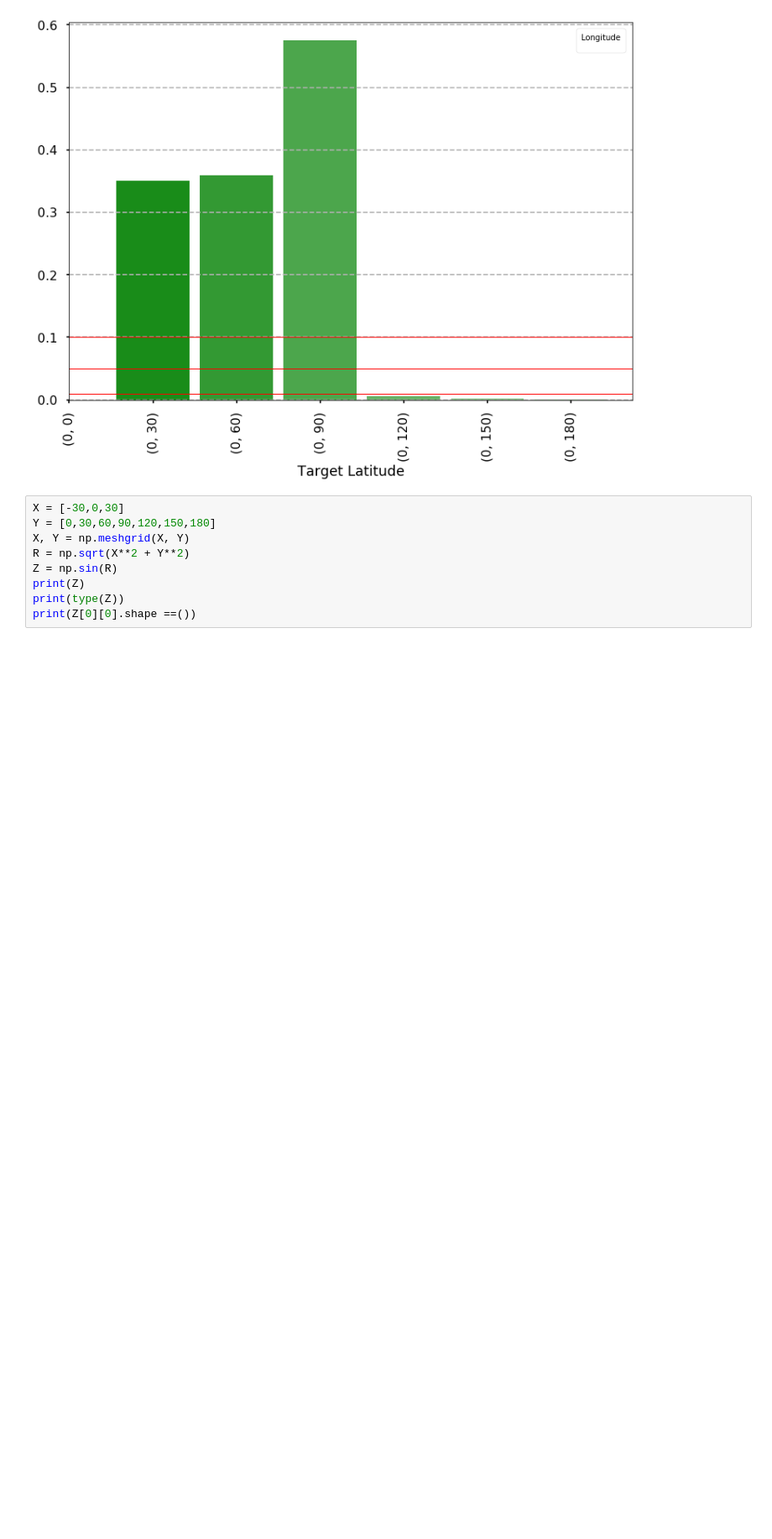
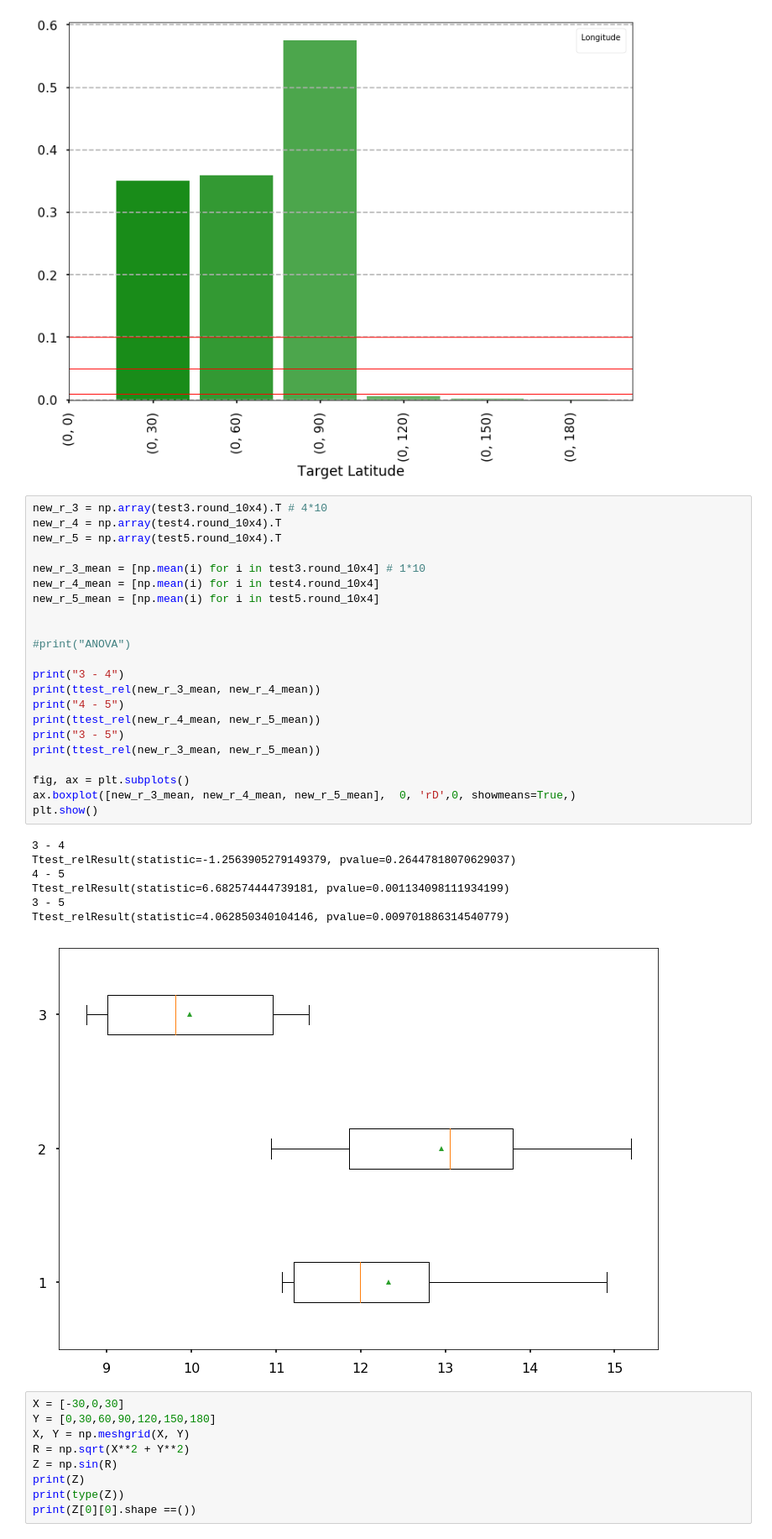
Before and after one commit to red-pencil/python_data, a Jupyter notebook: vtdata/Scripts/plot_20190501.ipynb, the cells around one changed output. Shown: that part at 84% size. Cells and saved outputs as stored; diff of their text form; blank space fills up the shorter version.

```diff
--- a/vtdata/Scripts/plot_20190501.ipynb
+++ b/vtdata/Scripts/plot_20190501.ipynb
@@ -1149,6 +1155,36 @@ No handles with labels found to put in legend.
 [figure]
 [figure]
 [figure]
+# %%
+new_r_3 = np.array(test3.round_10x4).T # 4*10
+new_r_4 = np.array(test4.round_10x4).T
+new_r_5 = np.array(test5.round_10x4).T
+
+new_r_3_mean = [np.mean(i) for i in test3.round_10x4] # 1*10
+new_r_4_mean = [np.mean(i) for i in test4.round_10x4]
+new_r_5_mean = [np.mean(i) for i in test5.round_10x4]
+
+
+#print("ANOVA")
+
+print("3 - 4")
+print(ttest_rel(new_r_3_mean, new_r_4_mean))
+print("4 - 5")
+print(ttest_rel(new_r_4_mean, new_r_5_mean))
+print("3 - 5")
+print(ttest_rel(new_r_3_mean, new_r_5_mean))
+
+fig, ax = plt.subplots()
+ax.boxplot([new_r_3_mean, new_r_4_mean, new_r_5_mean],  0, 'rD',0, showmeans=True,)
+plt.show()
+# %% [output]
+3 - 4
+Ttest_relResult(statistic=-1.2563905279149379, pvalue=0.26447818070629037)
+4 - 5
+Ttest_relResult(statistic=6.682574444739181, pvalue=0.001134098111934199)
+3 - 5
+Ttest_relResult(statistic=4.062850340104146, pvalue=0.009701886314540779)
+[figure, added]
 # %%
 X = [-30,0,30]
 Y = [0,30,60,90,120,150,180]
```
Also changed, not shown: parts of 4 cells of this notebook, 4 other files.
